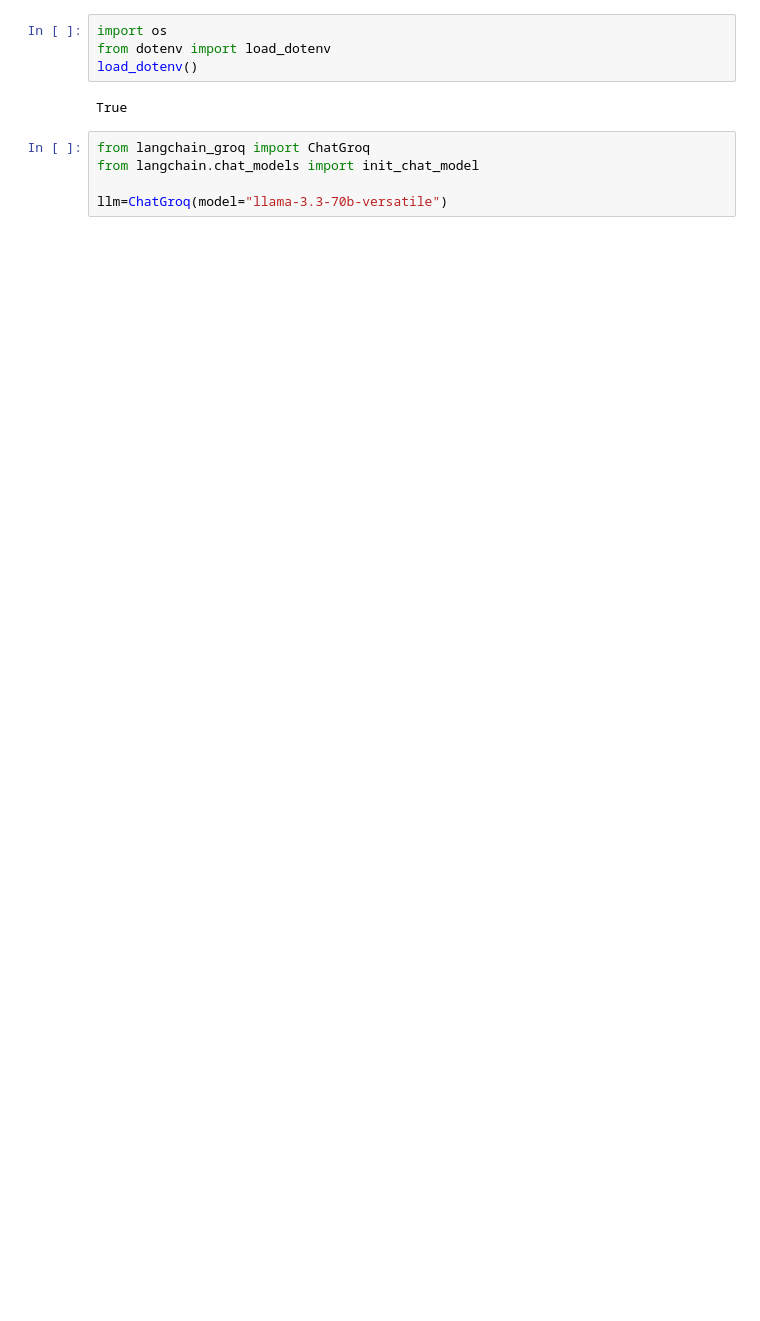
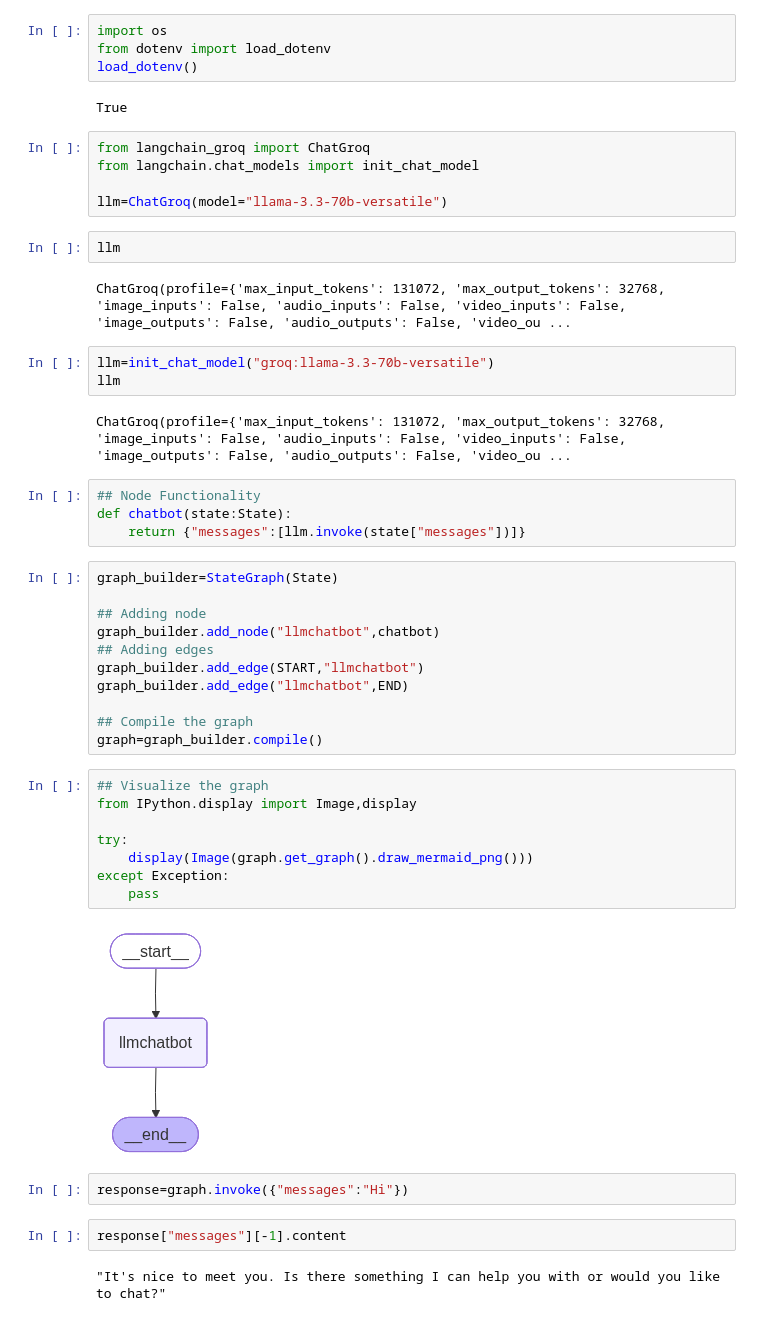
Before and after one commit to DevFrancisLab/lang_graph, a Jupyter notebook: 1-BasicChatbot/1-basicchatbot.ipynb, the cells around one changed output. Saved outputs shown, nothing was run; the diff lists cells and outputs as text; blank space fills up the shorter version.

```diff
--- a/1-BasicChatbot/1-basicchatbot.ipynb
+++ b/1-BasicChatbot/1-basicchatbot.ipynb
@@ -25,3 +19,43 @@ from langchain_groq import ChatGroq
 from langchain.chat_models import init_chat_model
 
 llm=ChatGroq(model="llama-3.3-70b-versatile")
+# %%
+llm
+# %% [output]
+ChatGroq(profile={'max_input_tokens': 131072, 'max_output_tokens': 32768, 'image_inputs': False, 'audio_inputs': False, 'video_inputs': False, 'image_outputs': False, 'audio_outputs': False, 'video_ou ...
+# %%
+llm=init_chat_model("groq:llama-3.3-70b-versatile")
+llm
+# %% [output]
+ChatGroq(profile={'max_input_tokens': 131072, 'max_output_tokens': 32768, 'image_inputs': False, 'audio_inputs': False, 'video_inputs': False, 'image_outputs': False, 'audio_outputs': False, 'video_ou ...
+# %%
+## Node Functionality
+def chatbot(state:State):
+    return {"messages":[llm.invoke(state["messages"])]}
+# %%
+graph_builder=StateGraph(State)
+
+## Adding node
+graph_builder.add_node("llmchatbot",chatbot)
+## Adding edges
+graph_builder.add_edge(START,"llmchatbot")
+graph_builder.add_edge("llmchatbot",END)
+
+## Compile the graph
+graph=graph_builder.compile()
+# %%
+## Visualize the graph
+from IPython.display import Image,display
+
+try:
+    display(Image(graph.get_graph().draw_mermaid_png()))
+except Exception:
+    pass
+# %% [output]
+[figure, added]
+# %%
+response=graph.invoke({"messages":"Hi"})
+# %%
+response["messages"][-1].content
+# %% [output]
+"It's nice to meet you. Is there something I can help you with or would you like to chat?"
```
Also changed, not shown: parts of 42 cells of this notebook, 13 other files.
